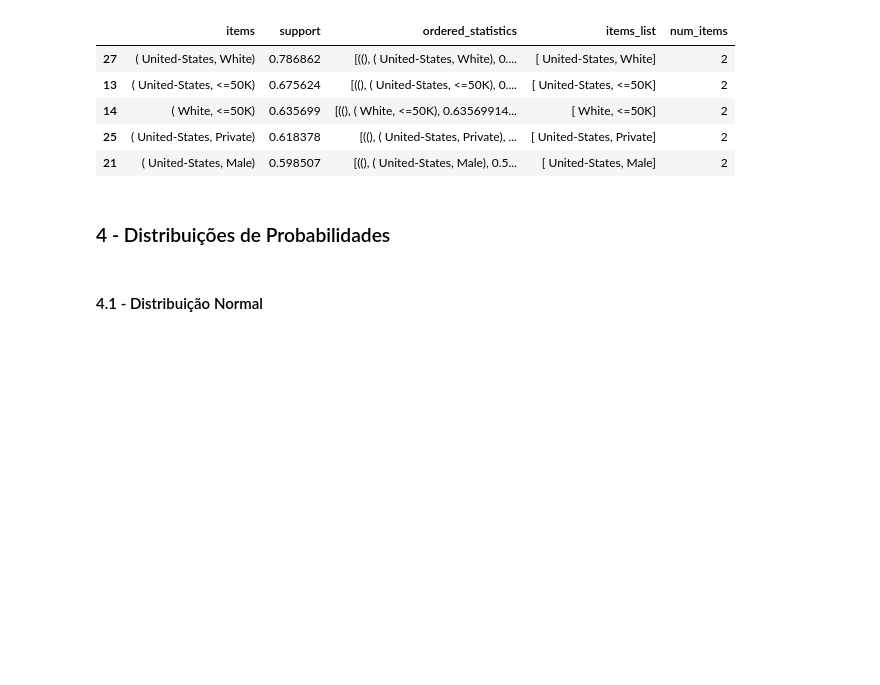
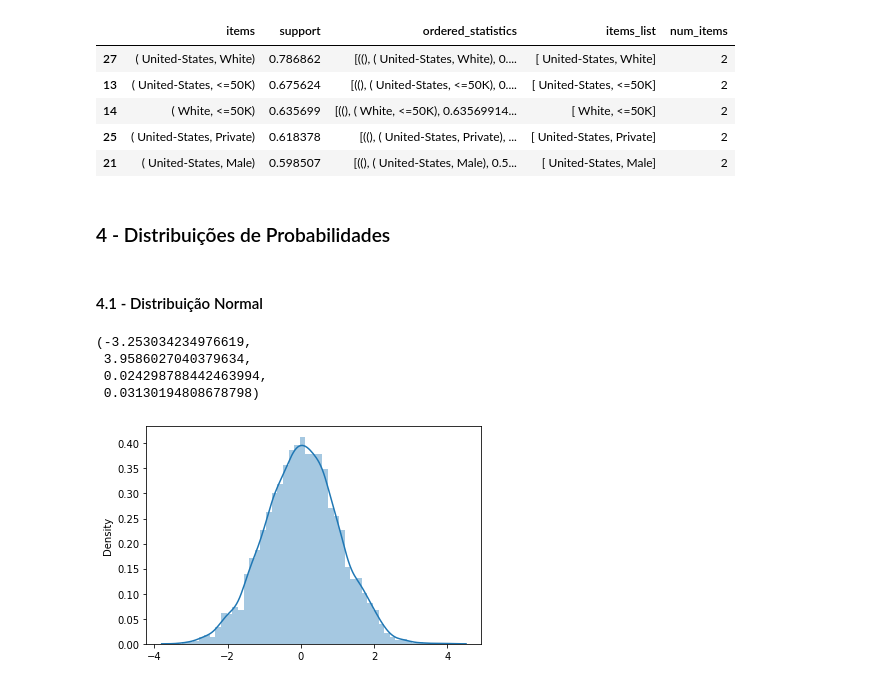
Before and after one commit to Gabrieleas10/Distribuicoes_Probabilidades, a Jupyter notebook: estatistica_completa.ipynb, the cells around one changed output. Drawn from its saved outputs; the diff is of its cells as text; code cells hidden in the pictures; blank space fills up the shorter version.

```diff
--- a/estatistica_completa.ipynb
+++ b/estatistica_completa.ipynb
@@ -569,0 +574,17 @@ df_resultado.loc[(df_resultado['num_items']>1)].sort_values(ascending=False, by=
+# %%
+# criação de distribuição normal
+dados_normal = stats.norm.rvs(size = 5000, random_state=1)
+# %%
+# estatísticas da distribuição
+min(dados_normal) , max(dados_normal), np.mean(dados_normal), np.median(dados_normal)
+# %% [output]
+(-3.253034234976619,
+ 3.9586027040379634,
+ 0.024298788442463994,
+ 0.03130194808678798)
+# %%
+# plot da distribuição
+# SERÁ QUE ESSA CURVA É NORMAL?
+sns.distplot(dados_normal, hist=True, kde=True);
+# %% [output]
+[figure, added]
```
Also changed, not shown: parts of 3 cells of this notebook.
